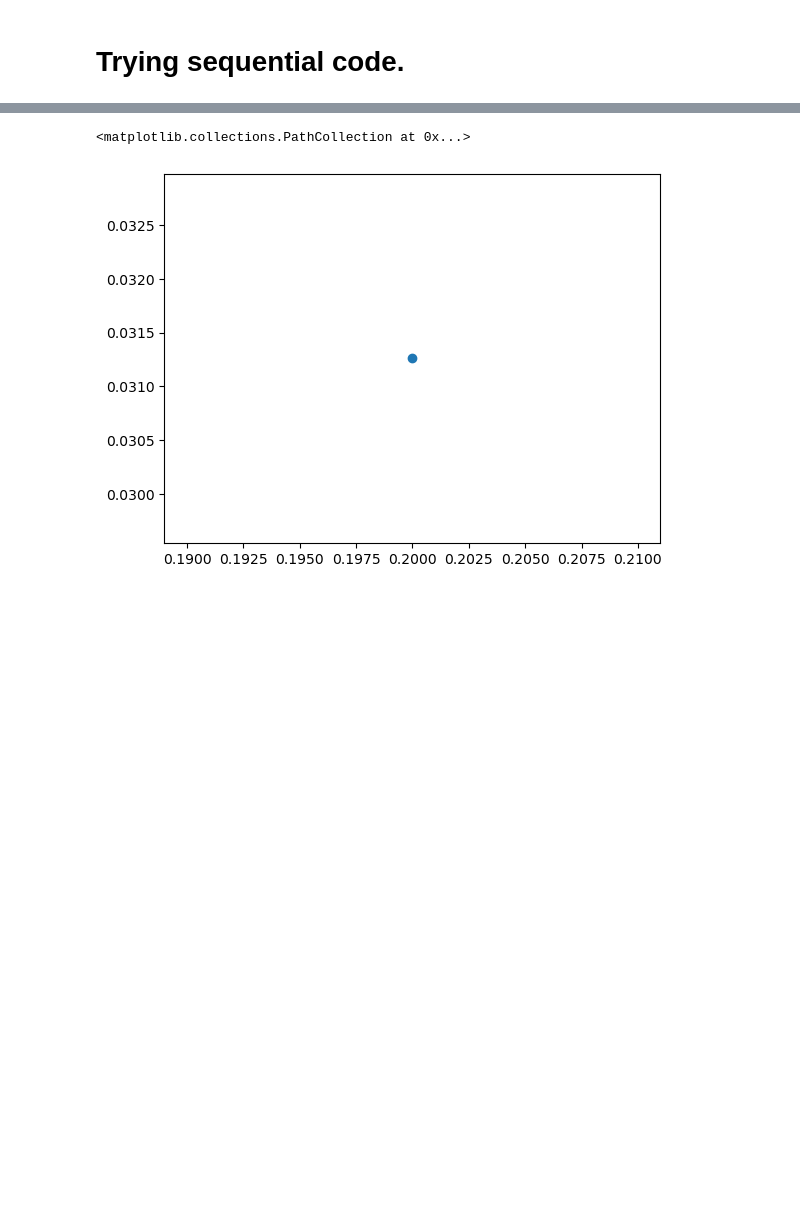
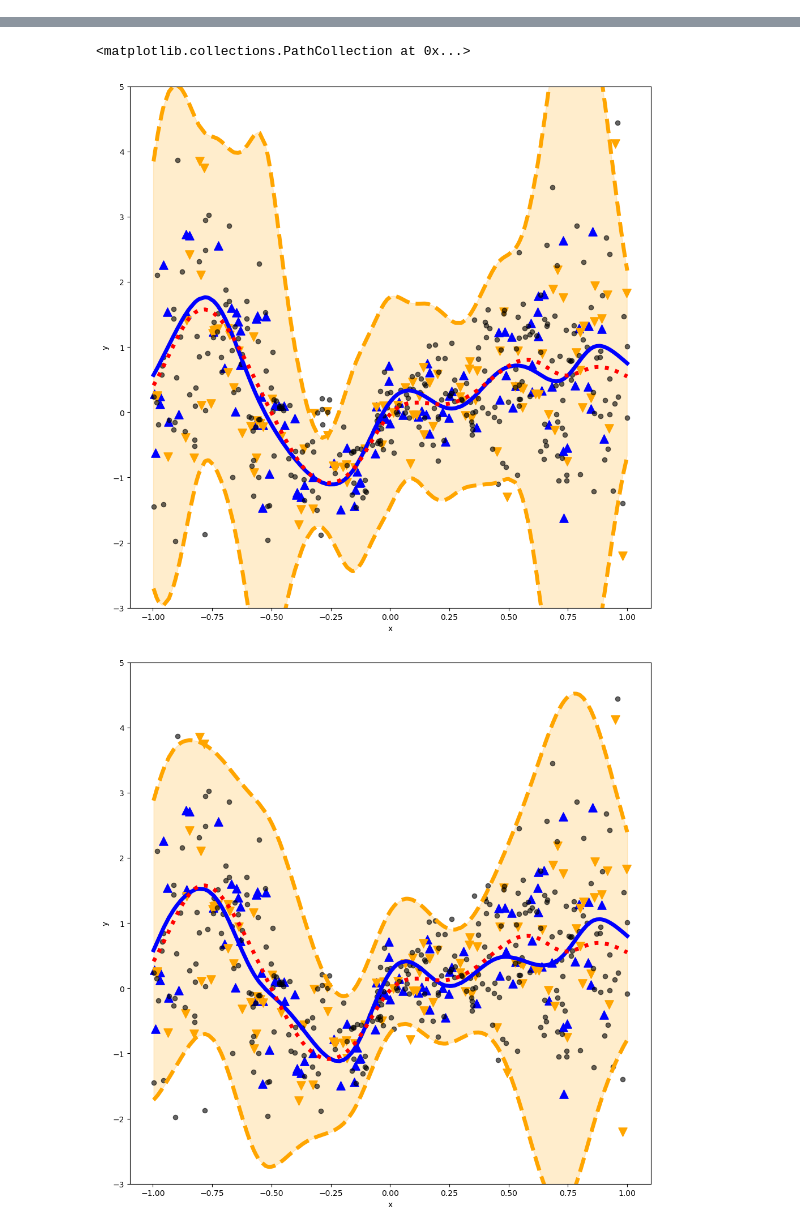
Before and after one commit to Lui5ito/doctorthesis, a Jupyter notebook: explore.ipynb, the cells around one changed output, grey strips where cells are left out. Saved outputs shown, nothing was run; the diff lists cells and outputs as text; code cells hidden in the pictures; blank space fills up the shorter version.

```diff
--- a/explore.ipynb
+++ b/explore.ipynb
@@ -12,7 +7,7 @@ import numpy as np
 import matplotlib.pyplot as plt
 from sklearn.gaussian_process import kernels
 
-def plot(X, y, X_cal, y_cal, X_test, y_test, mean_estimation_test, bands_estimation_test, limits, title, save_path):
+def plot(X, y, X_cal, y_cal, X_test, y_test, mean_estimation_test, bands_estimation_test, gp_preds, limits, title, save_path):
     line_width = 5
     marker_size = 120
 
@@ -24,9 +19,11 @@ def plot(X, y, X_cal, y_cal, X_test, y_test, mean_estimation_test, bands_estimat
 
     X_test_sq = X_test.squeeze()
     mean_est_sq = mean_estimation_test.squeeze()
+    gp_preds_sq = gp_preds.squeeze()
     sorted_indices = np.argsort(X_test_sq)
     X_test_sorted = X_test_sq[sorted_indices].squeeze()
     mean_est_sorted = mean_est_sq[sorted_indices].squeeze()
+    gp_preds_sorted = gp_preds_sq[sorted_indices].squeeze()
 
     upper_bound_sq = upper_bound.squeeze()
     lower_bound_sq = lower_bound.squeeze()
@@ -34,6 +31,8 @@ def plot(X, y, X_cal, y_cal, X_test, y_test, mean_estimation_test, bands_estimat
     lower_bound_sorted = lower_bound_sq[sorted_indices].squeeze()
 
     ax.plot(X_test_sorted, mean_est_sorted, color = "blue", linewidth = line_width)
+    ax.plot(X_test_sorted, gp_preds_sorted, color = "red", linewidth = line_width, ls = ":")
+
     ax.fill_between(X_test_sorted, lower_bound_sorted, upper_bound_sorted, alpha = 0.2, color = "orange")
 
     ax.scatter(X, y, s = marker_size, c = "blue", alpha = 1, marker = "^")
@@ -57,37 +52,53 @@ kernels.ConstantKernel(constant_value=0.2)
-# %% [markdown]
-# Trying sequential code.
 # %%
 case_number = 5
-hsic = []
-mi = []
-length_scale_list = np.linspace(0.2, 0.2, 1)
+sample_size = 100
+sample_dim = 1
 
-X_train, y_train = ub.data_generation.synthetic_data(case = f"case_{case_number}", sample_size = 101, sample_dim = 1, seed = 123)
-X_cal, y_cal = ub.data_generation.synthetic_data(case = f"case_{case_number}", sample_size = 102, sample_dim = 1, seed = 321)
-X_test, y_test = ub.data_generation.synthetic_data(case = f"case_{case_number}", sample_size = 300, sample_dim = 1, seed = 987)
-X_gp, y_gp = ub.data_generation.synthetic_data(case = f"case_{case_number}", sample_size = 103, sample_dim = 1, seed = 86)
+X_train, y_train = ub.data_generation.synthetic_data(case = f"case_{case_number}", sample_size = sample_size + 1, sample_dim = sample_dim, seed = 123)
+X_cal, y_cal = ub.data_generation.synthetic_data(case = f"case_{case_number}", sample_size = sample_size + 2, sample_dim = sample_dim, seed = 321)
+X_test, y_test = ub.data_generation.synthetic_data(case = f"case_{case_number}", sample_size = 3*sample_size + 3, sample_dim = sample_dim, seed = 987)
 
 kernel = Matern52(input_dim = 1)
-gp_model = GPRegression(X_gp, y_gp, kernel)
-gp_model.optimize_restarts(num_restarts = 10, messages = False, verbose = False, max_iters = 1000)
+gp_model = GPRegression(X_train, y_train, kernel)
+gp_model.optimize_restarts(num_restarts = 5, messages = False, verbose = True, max_iters = 1000)
+gp_predictions, _ = gp_model.predict(X_test)
 
-mean_train_prediction, _ = gp_model.predict(X_train)
-mean_cal_prediction, _ = gp_model.predict(X_cal)
-mean_test_prediction, _ = gp_model.predict(X_test)
 
-for sdp_length_scale in length_scale_list:
-     sdp_model = ub.UniversalBandsRegressor(
-          #kernel = kernels.Matern(length_scale = sdp_length_scale, length_scale_bounds = (1e-5, 1e5), nu = 2.5),
-          kernel = Matern(length_scale = sdp_length_scale, sigma = 1, nu = 2.5),
-          problem = "Liang",
-          checkSDP = False
-     )
-     sdp_model.train(X = X_train, y = y_train, mean_estimator = mean_train_prediction)
-     sdp_model.calibrate(X = X_cal, y = y_cal, mean_estimator = mean_cal_prediction, alpha = 0.05, metric_list = ["mutual_information", "energy_hsic"])
-     prediction_bands = sdp_model.predict(X = X_test)
+posterior_lengthscale = gp_model.kern.lengthscale[0]
+posterior_variance = gp_model.kern.variance[0]
+posterior_nugget = gp_model.Gaussian_noise.variance[0]
+# Reconstruct the norm of the function on the training parameters.
+gamma = gp_model.posterior.woodbury_vector
+K = gp_model.kern.K(X_train)
+post_training_norm = np.matmul(gamma.T, np.matmul(K, gamma))[0][0]
 
-     hsic.append(sdp_model.metrics["energy_hsic"])
-     mi.append(sdp_model.metrics["mutual_information"])
+# SDP part
+hsic = []
+length_scale_list = np.linspace(0.1, 1, 10)
 
-plt.scatter(length_scale_list, hsic)
+for variance_lengthscale in length_scale_list:
+    print(f"Length scale for this model is {variance_lengthscale}.")
+    sdp_model = ub.UniversalFunctionAndBandsRegressor(
+        mean_kernel = kernels.Matern(length_scale = posterior_lengthscale, length_scale_bounds = (1e-5, 1e5), nu = 2.5),
+        variance_kernel = kernels.Matern(length_scale = variance_lengthscale, length_scale_bounds = (1e-5, 1e5), nu = 2.5),
+        #mean_kernel = Matern(length_scale = posterior_lengthscale, sigma = 1, nu = 2.5, nugget = 0),
+        #variance_kernel = Matern(length_scale = variance_lengthscale, sigma = 1, nu = 2.5, nugget = 0),
+        lambda2 = 1,
+        delta = 1e-3,
+        s = post_training_norm,
+        problem = "Liang",
+        checkSDP = False,
+        verbose = True
+    )
+    sdp_model.train(X = X_train, y = y_train)
+    sdp_model.calibrate(X = X_cal, y = y_cal, alpha = 0.05, metric_list = ["mutual_information", "energy_hsic"])
+    mean_test_prediction, prediction_bands = sdp_model.predict(X = X_test)
+
+    current_hsic = sdp_model.metrics["energy_hsic"]
+    hsic.append(current_hsic)
+    print(f"HSIC for this model is {current_hsic}.")
+
+    plot(X = X_train, y = y_train, X_cal = X_cal, y_cal = y_cal, X_test = X_test, y_test = y_test, mean_estimation_test = mean_test_prediction, bands_estimation_test = prediction_bands, gp_preds = gp_predictions, limits = (-3, 5), title = "This is my title.", save_path = "figure_01.pdf")
+
+plt.scatter(length_scale_list, np.array(hsic), color = "blue")
 # %% [output]
@@ -97,2 +122,3 @@ plt.scatter(length_scale_list, hsic)
 <matplotlib.collections.PathCollection at 0x...>
-[figure, old version]
+[figure, new version]
+[figure, added]
```
Also changed, not shown: parts of 15 cells of this notebook, 2 other files.
